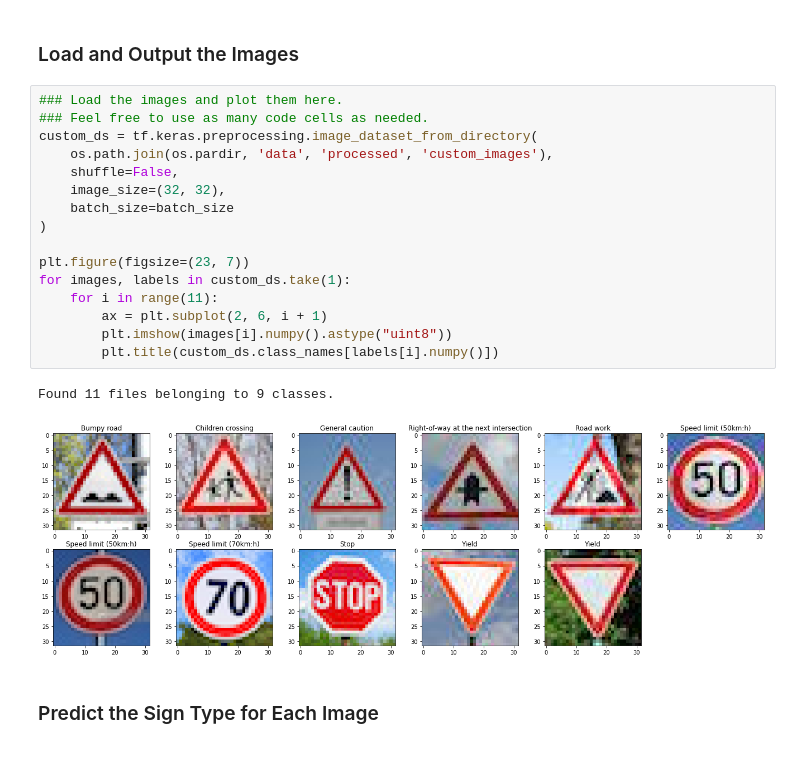
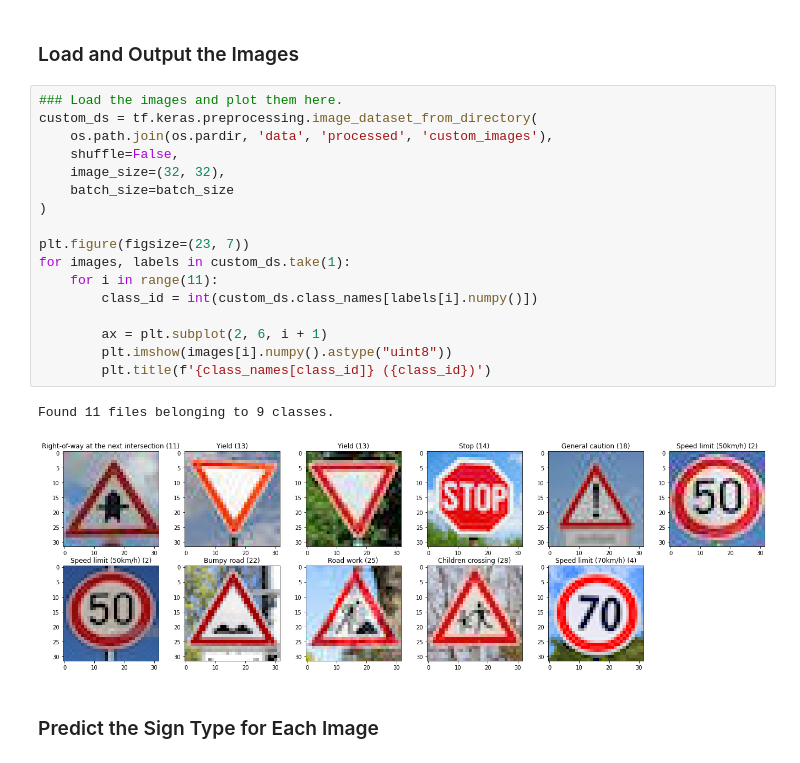
Before and after one commit to willembressers/CarND-Traffic-Sign-Classifier-Project, a Jupyter notebook: notebooks/Traffic_Sign_Classifier.ipynb, the cells around one changed output. Drawn from its saved outputs; the diff is of its cells as text.

```diff
--- a/notebooks/Traffic_Sign_Classifier.ipynb
+++ b/notebooks/Traffic_Sign_Classifier.ipynb
@@ -260,23 +351,24 @@ You may find `signnames.csv` useful as it contains mappings from the class id (i
 ### Load and Output the Images
 # %%
 ### Load the images and plot them here.
-### Feel free to use as many code cells as needed.
 custom_ds = tf.keras.preprocessing.image_dataset_from_directory(
     os.path.join(os.pardir, 'data', 'processed', 'custom_images'),
     shuffle=False,
     image_size=(32, 32),
     batch_size=batch_size
 )
 
 plt.figure(figsize=(23, 7))
 for images, labels in custom_ds.take(1):
     for i in range(11):
+        class_id = int(custom_ds.class_names[labels[i].numpy()])
+
         ax = plt.subplot(2, 6, i + 1)
         plt.imshow(images[i].numpy().astype("uint8"))
-        plt.title(custom_ds.class_names[labels[i].numpy()])
+        plt.title(f'{class_names[class_id]} ({class_id})')
 # %% [output]
 Found 11 files belonging to 9 classes.
-[figure, old version]
+[figure, new version]
 # %% [markdown]
 ### Predict the Sign Type for Each Image
 # %%
```
Also changed, not shown: parts of 12 cells of this notebook, 15 other files.
